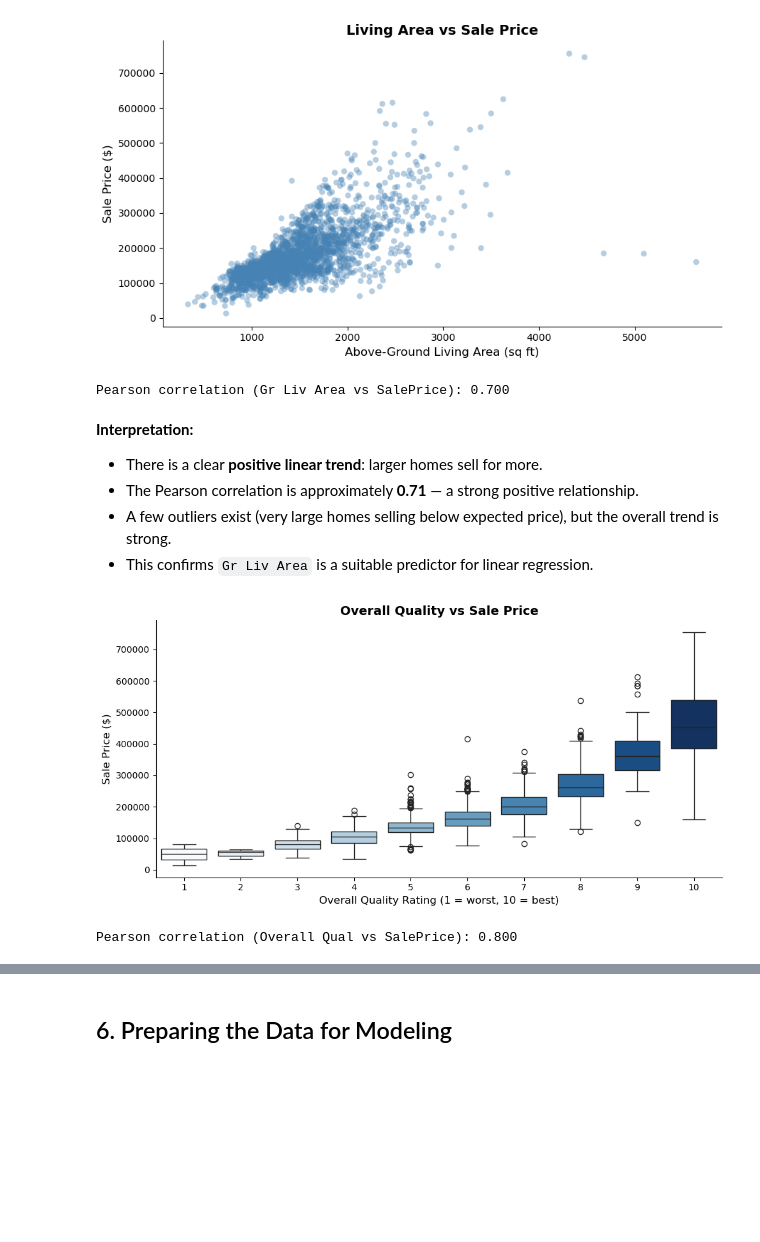
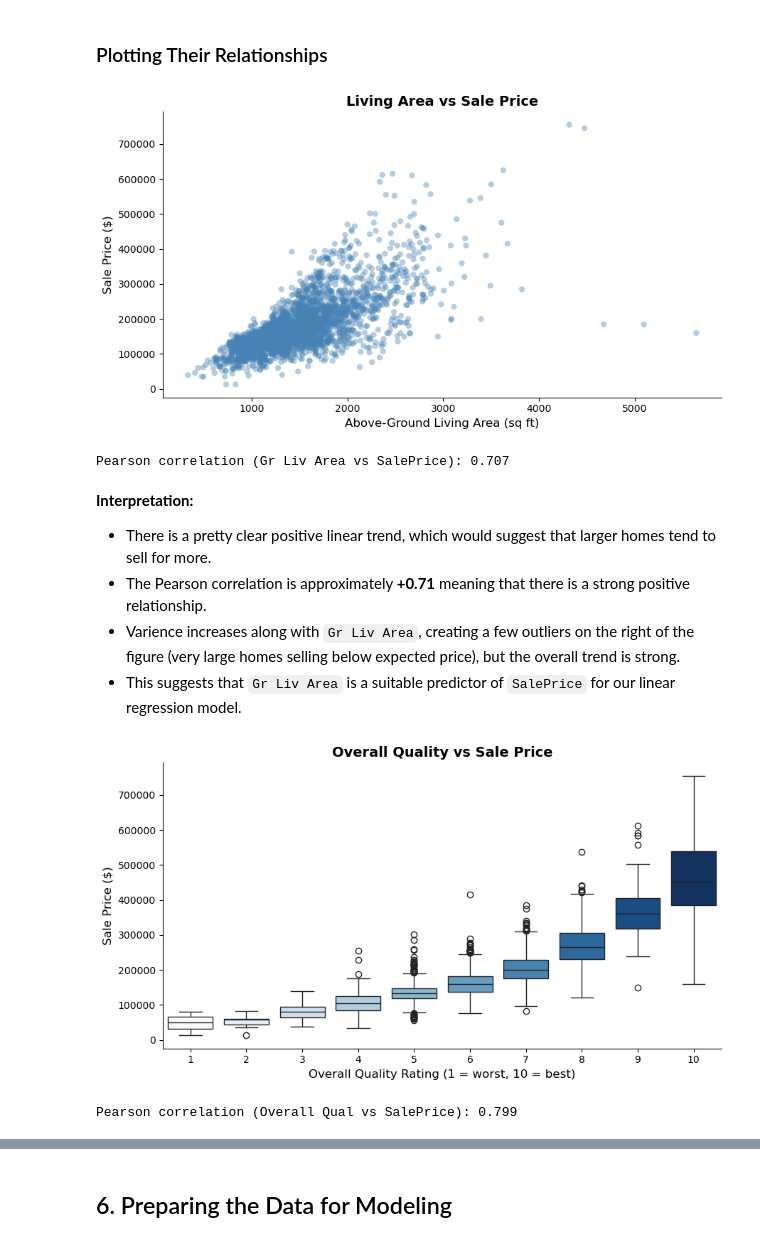
Before and after one commit to kyle-burns37/Math-3180-Project-1, a Jupyter notebook: house_price_prediction.ipynb, the cells around one changed output, grey strips where cells are left out. Drawn from its saved outputs; the diff is of its cells as text; code cells hidden in the pictures; blank space fills up the shorter version.

```diff
--- a/house_price_prediction.ipynb
+++ b/house_price_prediction.ipynb
@@ -113,7 +123,11 @@ All libraries imported successfully.
 # %%
 # Load the Ames Housing dataset
-df = pd.read_csv(r'C:\Users\18607\Downloads\Machine learning\project. ames\train.csv')
+datapath = os.getcwd()
+df = pd.read_csv(os.path.join(datapath, 'AmesHousing.csv'))
 
-print(f'Dataset shape: {df.shape[0]} houses, {df.shape[1]} columns')
+# Remove the index columns in the dataset
+df = df.drop(columns=['Order', 'PID'])
+
+print(f'Dataset shape: {df.shape[0]} rows, {df.shape[1]} columns')
 df.head()
 # %% [output]
@@ -165,7 +181,8 @@ Before building the model, we visualize the relationship between each feature an
+# %% [markdown]
+### Plotting Their Relationships
 # %%
 # --- Plot 1: Living Area vs Sale Price (scatter plot) ---
 # A scatter plot shows whether a linear relationship exists between the two variables.
-# If the dots trend upward in a roughly straight line, linear regression is appropriate.
 
 plt.figure(figsize=(9, 5))
 plt.scatter(df['Gr Liv Area'], df['SalePrice'], alpha=0.4, color='steelblue', edgecolors='none')
@@ -175,43 +192,42 @@ plt.title('Living Area vs Sale Price', fontsize=14, fontweight='bold')
 plt.tight_layout()
 plt.show()
 
-# Compute and print the correlation coefficient
+# Correlation coefficient
 corr_area = df['Gr Liv Area'].corr(df['SalePrice'])
 print(f'Pearson correlation (Gr Liv Area vs SalePrice): {corr_area:.3f}')
 # %% [output]
-[figure, old version]
+[figure, new version]
-Pearson correlation (Gr Liv Area vs SalePrice): 0.700
+Pearson correlation (Gr Liv Area vs SalePrice): 0.707
 # %% [markdown]
 **Interpretation:**
-- There is a clear **positive linear trend**: larger homes sell for more.
-- The Pearson correlation is approximately **0.71** — a strong positive relationship.
-- A few outliers exist (very large homes selling below expected price), but the overall trend is strong.
-- This confirms `Gr Liv Area` is a suitable predictor for linear regression.
+- There is a pretty clear positive linear trend, which would suggest that larger homes tend to sell for more.
+- The Pearson correlation is approximately **+0.71** meaning that there is a strong positive relationship.
+- Varience increases along with `Gr Liv Area`, creating a few outliers on the right of the figure (very large homes selling below expected price), but the overall trend is strong.
+- This suggests that `Gr Liv Area` is a suitable predictor of `SalePrice` for our linear regression model.
 # %%
 # --- Plot 2: Overall Quality vs Sale Price (box plot) ---
 # A box plot shows the distribution of sale prices at each quality level.
-# If median price rises consistently with quality, the feature is a good predictor.
 
-plt.figure(figsize=(10, 5))
+plt.figure()
 sns.boxplot(
     x='Overall Qual',
     y='SalePrice',
     data=df,
     hue='Overall Qual',
     palette='Blues',
     legend=False
 )
 plt.xlabel('Overall Quality Rating (1 = worst, 10 = best)', fontsize=12)
 plt.ylabel('Sale Price ($)', fontsize=12)
 plt.title('Overall Quality vs Sale Price', fontsize=14, fontweight='bold')
 plt.tight_layout()
 plt.show()
 
 # Compute and print the correlation coefficient
 corr_qual = df['Overall Qual'].corr(df['SalePrice'])
 print(f'Pearson correlation (Overall Qual vs SalePrice): {corr_qual:.3f}')
 # %% [output]
-[figure, old version]
+[figure, new version]
-Pearson correlation (Overall Qual vs SalePrice): 0.800
+Pearson correlation (Overall Qual vs SalePrice): 0.799
 # %% [markdown]
 **Interpretation:**
```
Also changed, not shown: parts of 32 cells of this notebook, 1 other file.
